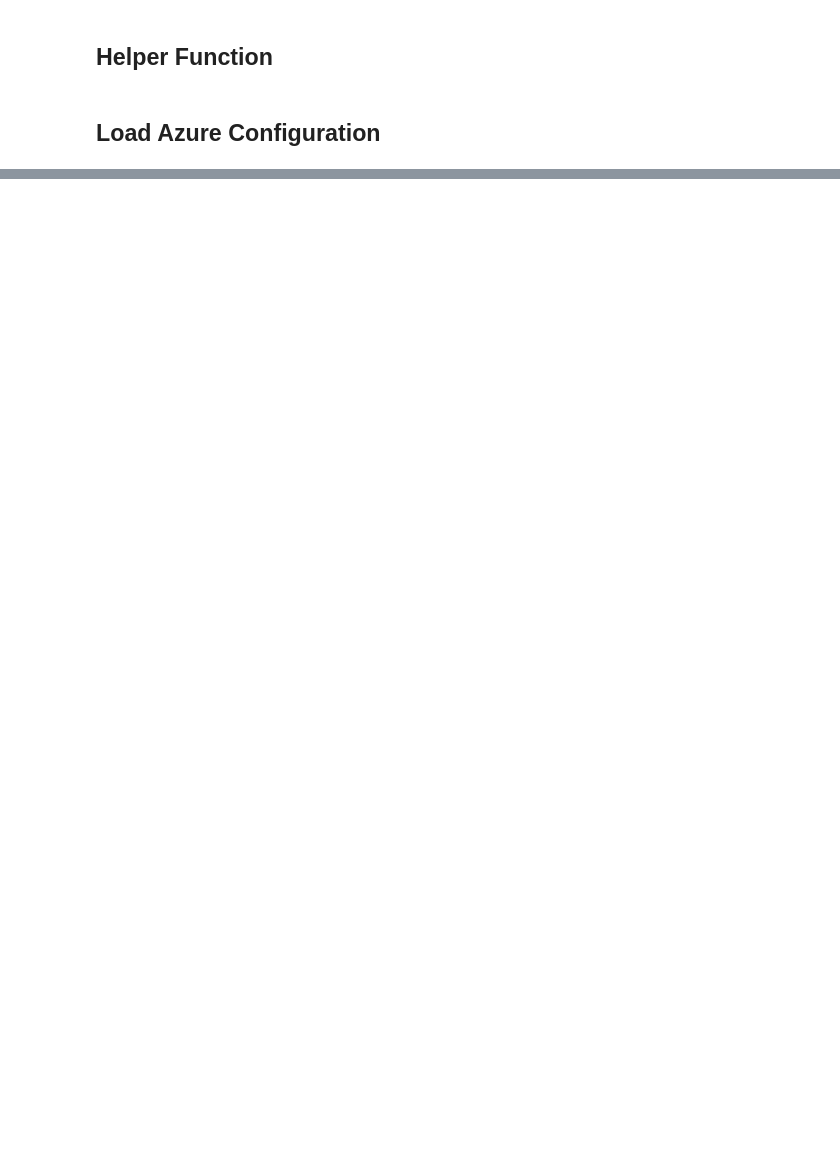
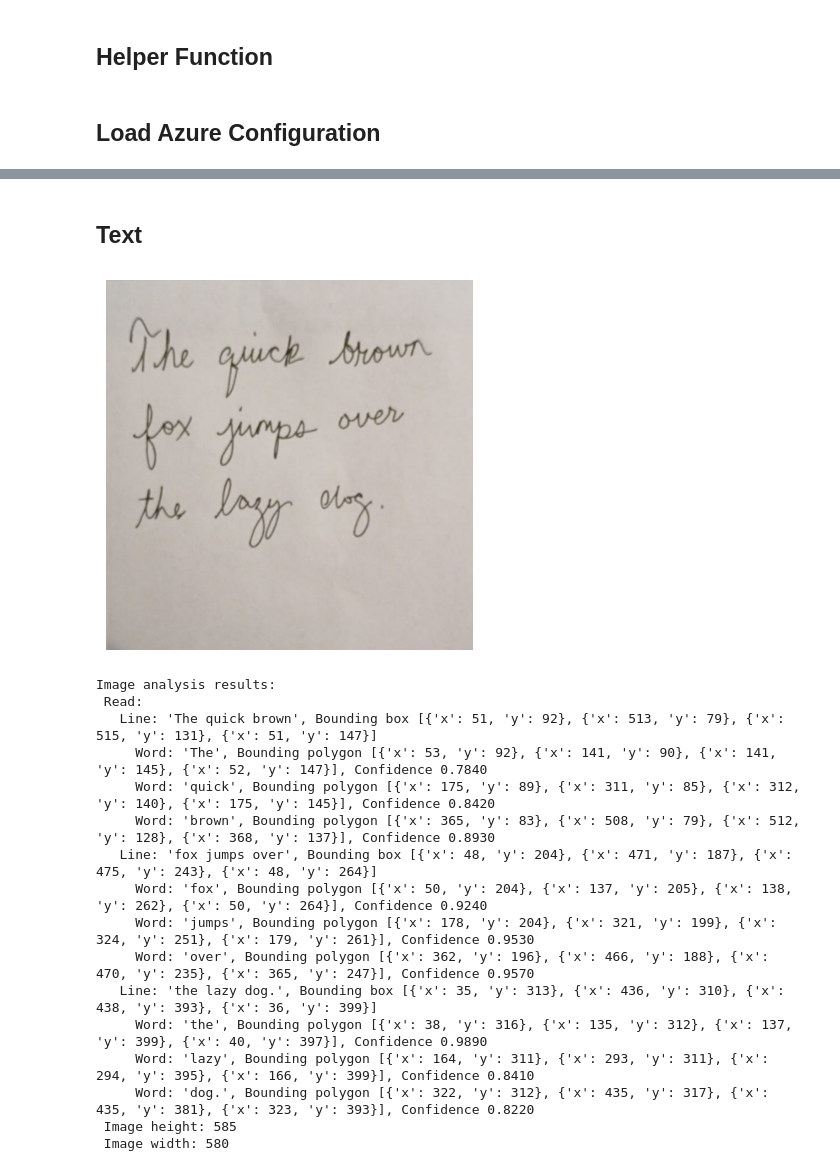
Before and after one commit to Campos03/AzureAI, a Jupyter notebook: AzureAIVision/01_ImageAnalysis.ipynb, the cells around one changed output, grey strips where cells are left out. Drawn from its saved outputs; the diff is of its cells as text; code cells hidden in the pictures; blank space fills up the shorter version.

```diff
--- a/AzureAIVision/01_ImageAnalysis.ipynb
+++ b/AzureAIVision/01_ImageAnalysis.ipynb
@@ -85,0 +181,46 @@ Dense Captions:
+# %% [markdown]
+## Text
+# %%
+image = "../Data/images/ocr.jpg"
+show_image(image)
+
+# Read the image file as bytes
+with open(image, "rb") as image_file:
+    image_data = image_file.read()
+
+
+# Extract text (OCR) from an image stream. This will be a synchronously (blocking) call.
+result = client.analyze(
+    image_data=image_data,
+    visual_features=[VisualFeatures.READ]
+)
+
+# Print text (OCR) analysis results to the console
+print("Image analysis results:")
+print(" Read:")
+if result.read is not None:
+    for line in result.read.blocks[0].lines:
+        print(f"   Line: '{line.text}', Bounding box {line.bounding_polygon}")
+        for word in line.words:
+            print(f"     Word: '{word.text}', Bounding polygon {word.bounding_polygon}, Confidence {word.confidence:.4f}")
+
+print(f" Image height: {result.metadata.height}")
+print(f" Image width: {result.metadata.width}")
+# %% [output]
+[figure, added]
+Image analysis results:
+ Read:
+   Line: 'The quick brown', Bounding box [{'x': 51, 'y': 92}, {'x': 513, 'y': 79}, {'x': 515, 'y': 131}, {'x': 51, 'y': 147}]
+     Word: 'The', Bounding polygon [{'x': 53, 'y': 92}, {'x': 141, 'y': 90}, {'x': 141, 'y': 145}, {'x': 52, 'y': 147}], Confidence 0.7840
+     Word: 'quick', Bounding polygon [{'x': 175, 'y': 89}, {'x': 311, 'y': 85}, {'x': 312, 'y': 140}, {'x': 175, 'y': 145}], Confidence 0.8420
+     Word: 'brown', Bounding polygon [{'x': 365, 'y': 83}, {'x': 508, 'y': 79}, {'x': 512, 'y': 128}, {'x': 368, 'y': 137}], Confidence 0.8930
+   Line: 'fox jumps over', Bounding box [{'x': 48, 'y': 204}, {'x': 471, 'y': 187}, {'x': 475, 'y': 243}, {'x': 48, 'y': 264}]
+     Word: 'fox', Bounding polygon [{'x': 50, 'y': 204}, {'x': 137, 'y': 205}, {'x': 138, 'y': 262}, {'x': 50, 'y': 264}], Confidence 0.9240
+     Word: 'jumps', Bounding polygon [{'x': 178, 'y': 204}, {'x': 321, 'y': 199}, {'x': 324, 'y': 251}, {'x': 179, 'y': 261}], Confidence 0.9530
+     Word: 'over', Bounding polygon [{'x': 362, 'y': 196}, {'x': 466, 'y': 188}, {'x': 470, 'y': 235}, {'x': 365, 'y': 247}], Confidence 0.9570
+   Line: 'the lazy dog.', Bounding box [{'x': 35, 'y': 313}, {'x': 436, 'y': 310}, {'x': 438, 'y': 393}, {'x': 36, 'y': 399}]
+     Word: 'the', Bounding polygon [{'x': 38, 'y': 316}, {'x': 135, 'y': 312}, {'x': 137, 'y': 399}, {'x': 40, 'y': 397}], Confidence 0.9890
+     Word: 'lazy', Bounding polygon [{'x': 164, 'y': 311}, {'x': 293, 'y': 311}, {'x': 294, 'y': 395}, {'x': 166, 'y': 399}], Confidence 0.8410
+     Word: 'dog.', Bounding polygon [{'x': 322, 'y': 312}, {'x': 435, 'y': 317}, {'x': 435, 'y': 381}, {'x': 323, 'y': 393}], Confidence 0.8220
+ Image height: 585
+ Image width: 580
```
Also changed, not shown: parts of 12 cells of this notebook, 4 other files.
